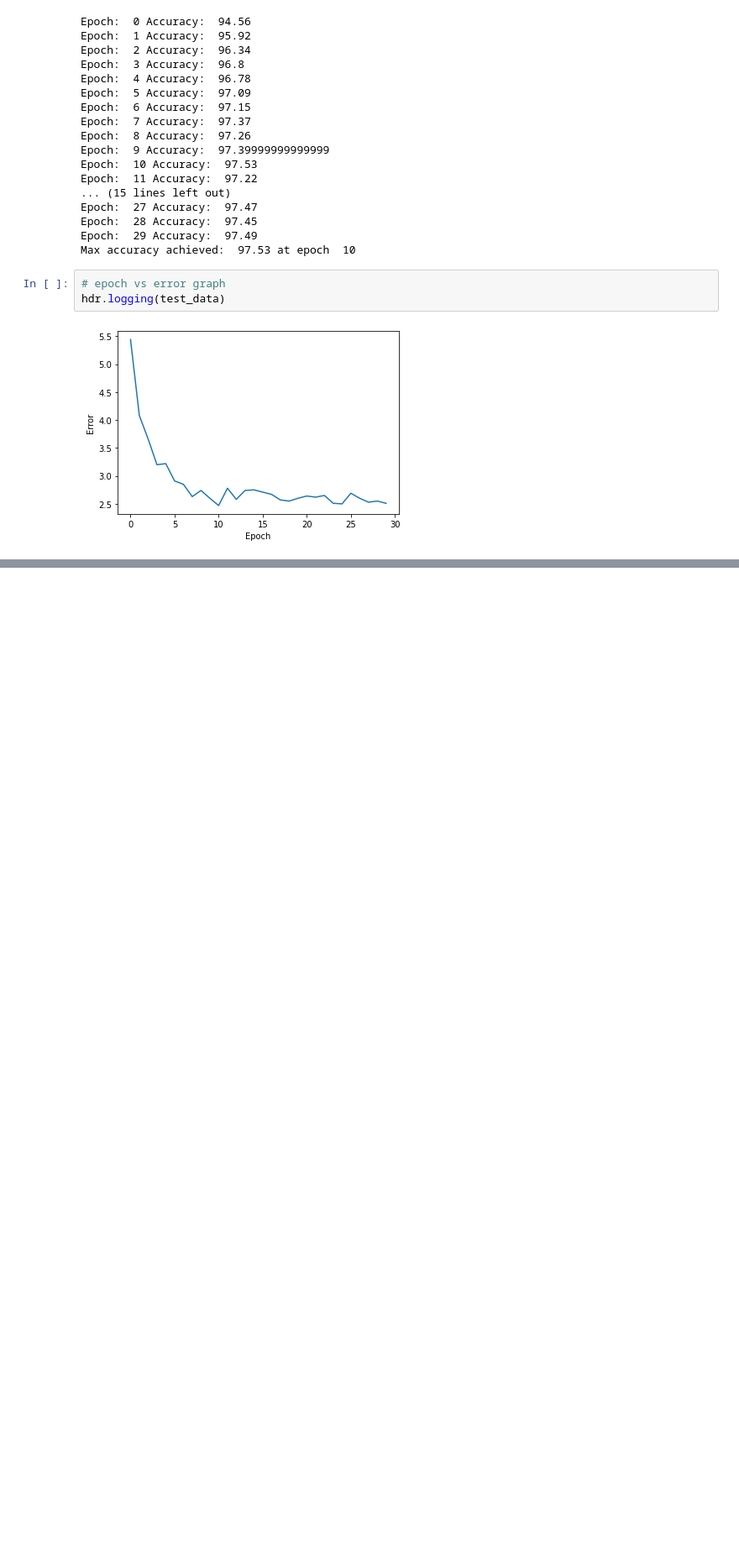
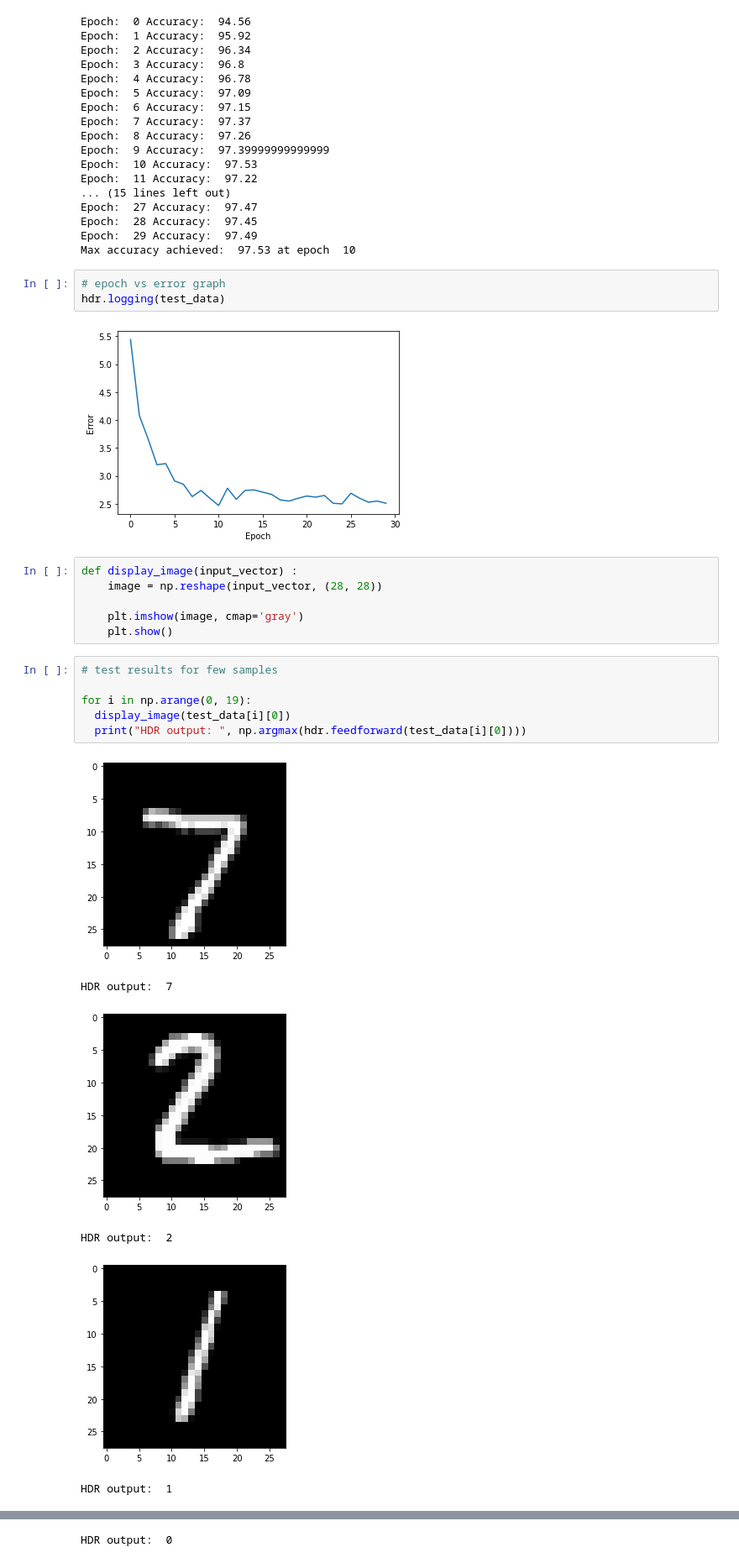
Before and after one commit to Taarak9/DL-Projects, a Jupyter notebook: src/FNN/hdr_fnn.ipynb, the cells around one changed output, grey strips where cells are left out. Shown: that part at 84% size. Cells and saved outputs as stored; diff of their text form; blank space fills up the shorter version.

Commit message:
displays few test results

```diff
--- a/src/FNN/hdr_fnn.ipynb
+++ b/src/FNN/hdr_fnn.ipynb
@@ -37,3 +39,22 @@ Max accuracy achieved:  97.53 at epoch  10
 hdr.logging(test_data)
 # %% [output]
 [figure]
+# %%
+def display_image(input_vector) :
+    image = np.reshape(input_vector, (28, 28))
+
+    plt.imshow(image, cmap='gray')
+    plt.show()
+# %%
+# test results for few samples
+
+for i in np.arange(0, 19):
+  display_image(test_data[i][0])
+  print("HDR output: ", np.argmax(hdr.feedforward(test_data[i][0])))
+# %% [output]
+[figure, added]
+HDR output:  7
+[figure, added]
+HDR output:  2
+[figure, added]
+HDR output:  1
@@ -39,0 +62 @@ hdr.logging(test_data)
+HDR output:  0
```
Also changed, not shown: parts of 3 cells of this notebook.
